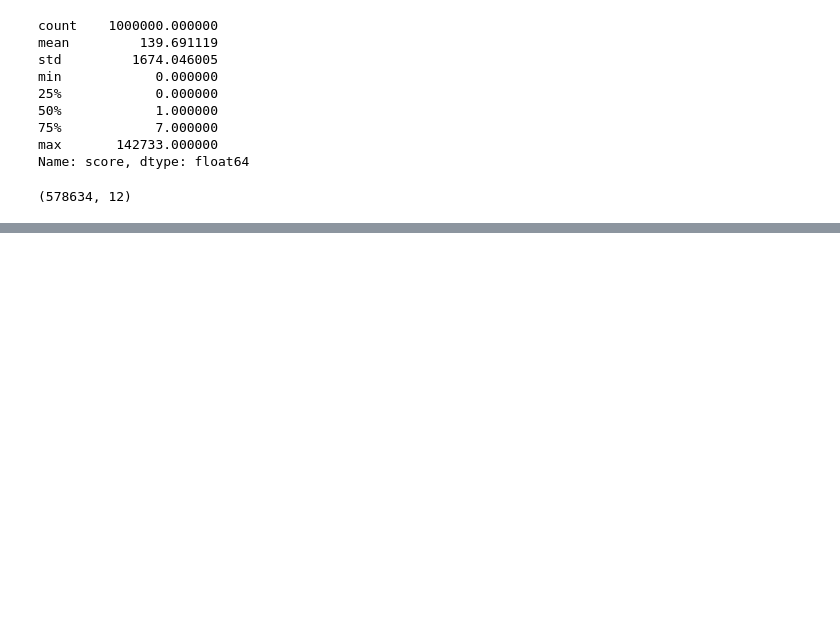
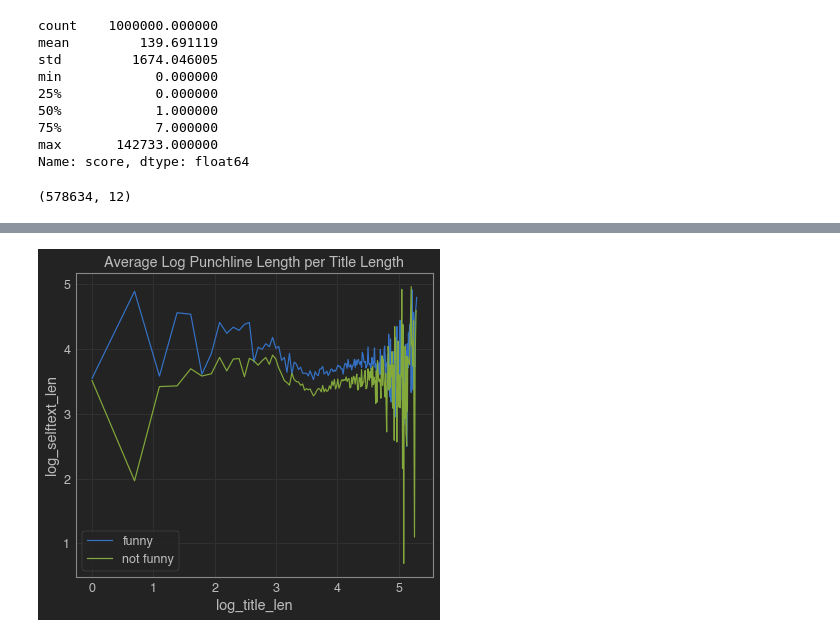
Before and after one commit to Pooret/jokes, a Jupyter notebook: jokes.ipynb, the cells around one changed output, grey strips where cells are left out. Drawn from its saved outputs; the diff is of its cells as text; code cells hidden in the pictures; blank space fills up the shorter version.

```diff
--- a/jokes.ipynb
+++ b/jokes.ipynb
@@ -126,0 +215,9 @@ plt.show()
+# %%
+funny_df = train[train['target'] == True]
+not_funny_df = train[train['target'] == False]
+
+processed_funny = funny_df['processed'].tolist()
+processed_not_funny = not_funny_df['processed'].tolist()
+
+funny_dictionary = gensim.corpora.Dictionary(processed_funny)
+not_funny_dictionary = gensim.corpora.Dictionary(processed_not_funny)
@@ -126,0 +431,15 @@ plt.show()
+# %%
+# title length
+
+
+
+sns.lineplot(x='log_title_len', y='log_selftext_len', data = funny_df.groupby('log_title_len', as_index=False).mean(), label='funny')
+sns.lineplot(x='log_title_len', y='log_selftext_len', data = not_funny_df.groupby('log_title_len', as_index=False).mean(), label='not funny')
+plt.legend()
+plt.title('Average Log Punchline Length per Title Length')
+plt.show()
+
+# sns.histplot(x='target', data=train.groupby('title_len').mean(), color='red')
+# plt.title('Average Target Boolean per Title Length')
+# %% [output]
+[figure, added]
```
Also changed, not shown: parts of 73 cells of this notebook.
